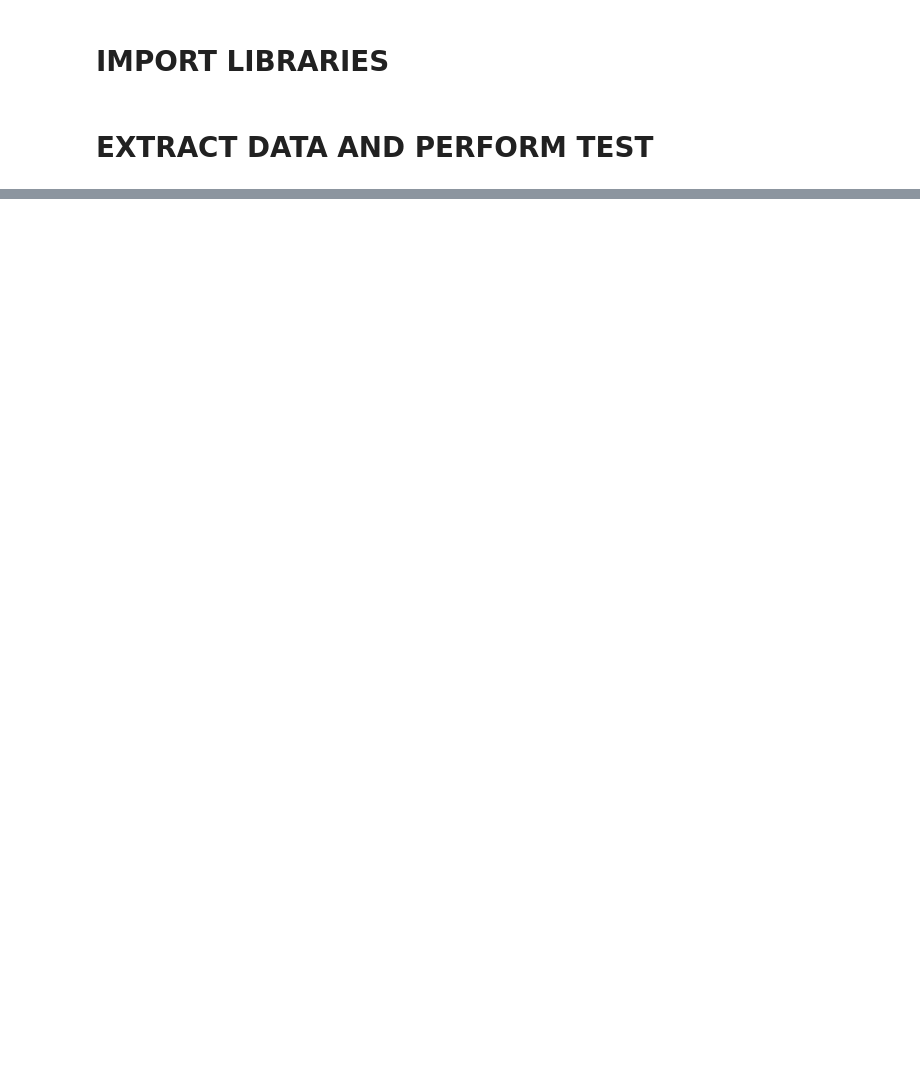
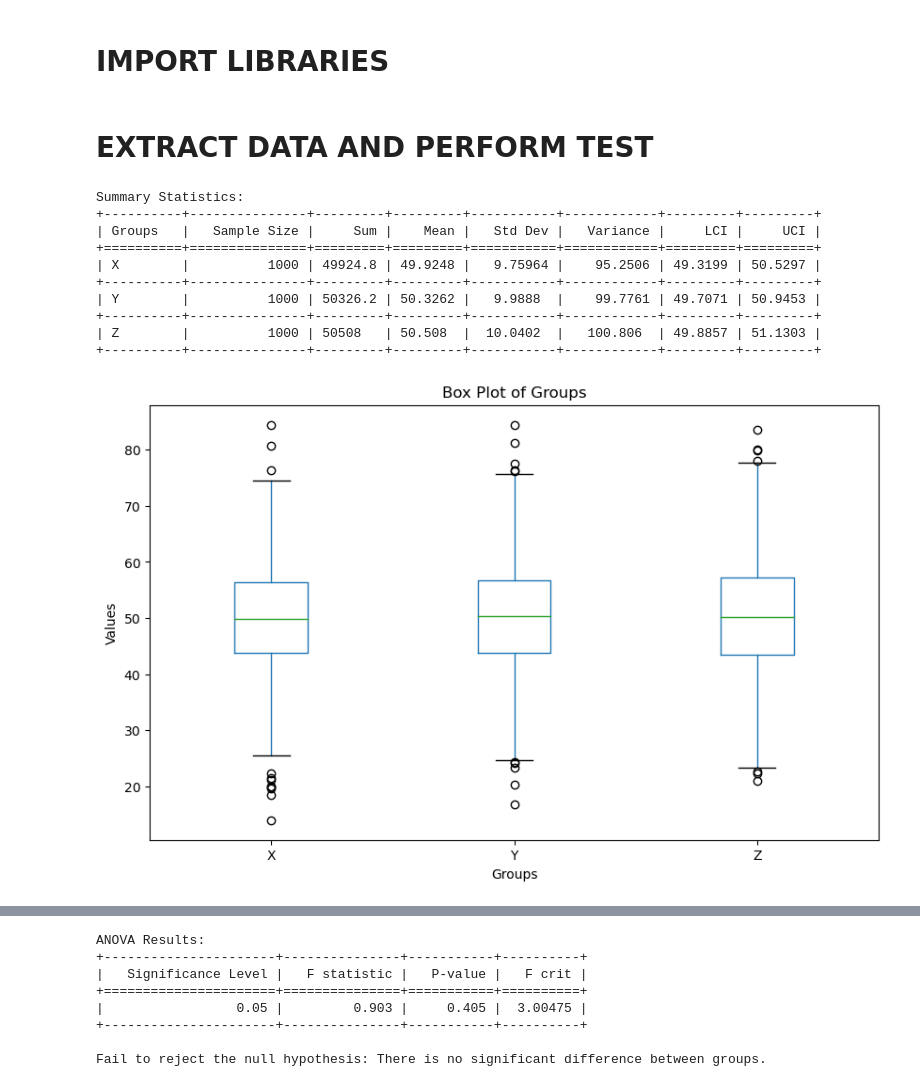
Before and after one commit to chris-stoph/Code-Repository, a Jupyter notebook: Hypothesis Testing Scripts/ONE-WAY_ANOVA.ipynb, the cells around one changed output, grey strips where cells are left out. Saved outputs shown, nothing was run; the diff lists cells and outputs as text; code cells hidden in the pictures; blank space fills up the shorter version.

```diff
--- a/Hypothesis Testing Scripts/ONE-WAY_ANOVA.ipynb
+++ b/Hypothesis Testing Scripts/ONE-WAY_ANOVA.ipynb
@@ -52,14 +53,25 @@ def plot_boxplot(df, group_cols):
     plt.show()
 
 def plot_histogram(df, group_cols):
-    """Plot histograms for each group."""
+    """Plot histograms for each group with Gaussian curve."""
     plt.figure(figsize=(10, 6))
-    for col in group_cols:
-        plt.hist(df[col], bins=20, histtype='step', label=col)
+    colors = plt.cm.get_cmap('tab10', len(group_cols))  # Get a colormap with the desired number of colors
 
-    plt.title('Histogram of Groups')
+    for idx, col in enumerate(group_cols):
+        # Plot histogram
+        hist_color = colors(idx)
+        plt.hist(df[col], bins=20, density=True, histtype='step', label=f'{col} Histogram', color=hist_color)
+
+        # Plot Gaussian curve with matching color
+        mean = df[col].mean()
+        std_dev = df[col].std()
+        x = np.linspace(mean - 3 * std_dev, mean + 3 * std_dev, 1000)
+        y = norm.pdf(x, mean, std_dev)
+        plt.plot(x, y, label=f'{col} Gaussian Curve', color=hist_color)
+
+    plt.title('Histogram of Groups with Gaussian Curve')
     plt.xlabel('Values')
-    plt.ylabel('Frequency')
+    plt.ylabel('Density')
     plt.legend()
     plt.grid(True)
     plt.show()
@@ -130,30 +142,42 @@ def get_user_column_selection(df):
         group_cols.append(group_col)
 
     return group_cols
 
 def main():
     # Open a file dialog to select Excel file
     root = Tk()
     root.withdraw()  # Hide the main window
     file_path = filedialog.askopenfilename(filetypes=[("Excel files", "*.xlsx"), ("All files", "*.*")])
     if not file_path:
         print("No file selected.")
         return
 
     # Read Excel file into DataFrame
     df = read_excel_file(file_path)
     if df is None:
         print("Error reading Excel file.")
         return
 
     # Get user input for selecting columns
     group_cols = get_user_column_selection(df)
     if group_cols is None:
         print("Error: User canceled the input or entered invalid data.")
         return
 
     # Perform one-way ANOVA, display tables, and plot box plot
     perform_one_way_anova(df, group_cols)
 
 if __name__ == "__main__":
     main()
+# %% [output]
+Summary Statistics:
++----------+---------------+---------+---------+-----------+------------+---------+---------+
+| Groups   |   Sample Size |     Sum |    Mean |   Std Dev |   Variance |     LCI |     UCI |
++==========+===============+=========+=========+===========+============+=========+=========+
+| X        |          1000 | 49924.8 | 49.9248 |   9.75964 |    95.2506 | 49.3199 | 50.5297 |
++----------+---------------+---------+---------+-----------+------------+---------+---------+
+| Y        |          1000 | 50326.2 | 50.3262 |   9.9888  |    99.7761 | 49.7071 | 50.9453 |
++----------+---------------+---------+---------+-----------+------------+---------+---------+
+| Z        |          1000 | 50508   | 50.508  |  10.0402  |   100.806  | 49.8857 | 51.1303 |
++----------+---------------+---------+---------+-----------+------------+---------+---------+
+[figure, added]
@@ -159,0 +185,8 @@ if __name__ == "__main__":
+ANOVA Results:
++----------------------+---------------+-----------+----------+
+|   Significance Level |   F statistic |   P-value |   F crit |
++======================+===============+===========+==========+
+|                 0.05 |         0.903 |     0.405 |  3.00475 |
++----------------------+---------------+-----------+----------+
+
+Fail to reject the null hypothesis: There is no significant difference between groups.
```
Also changed, not shown: parts of 2 cells of this notebook.
